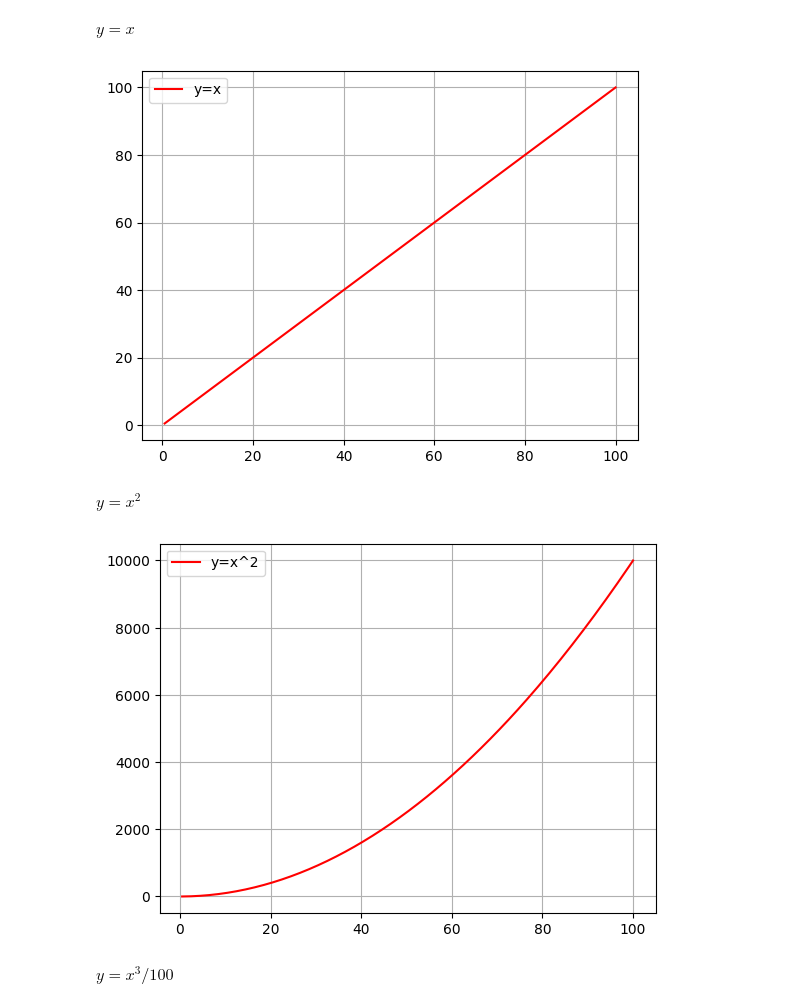
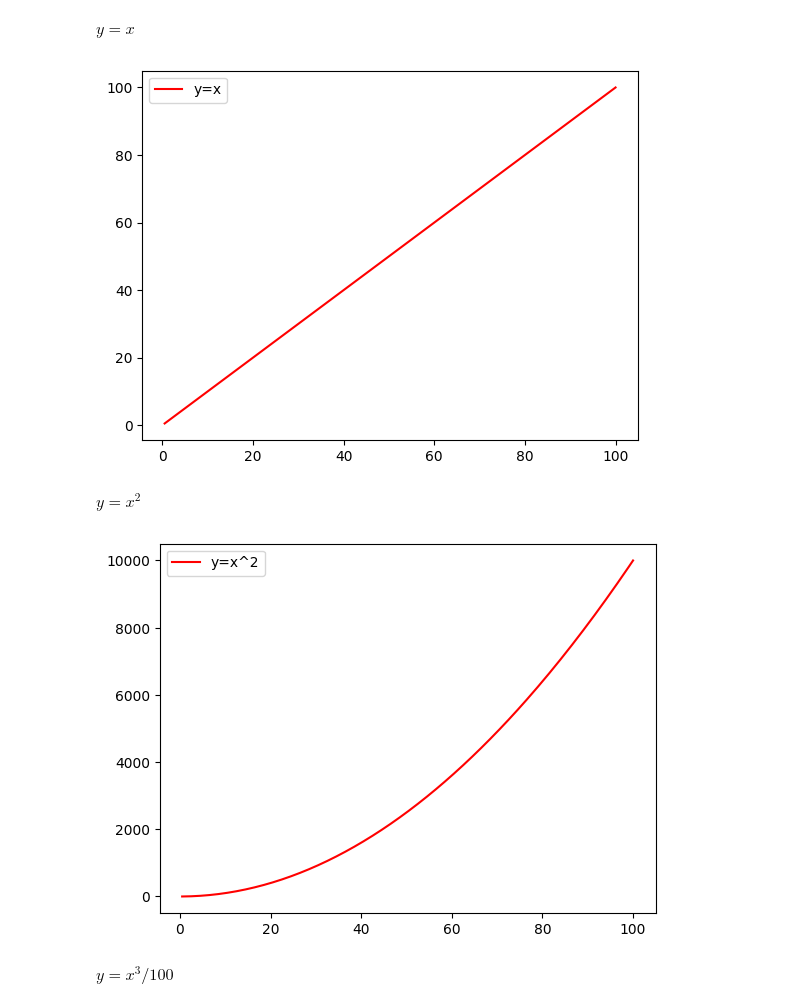
Before and after one commit to HrishikeshCP/ML24, a Jupyter notebook: pre_req_exam.ipynb, the cells around one changed output. Saved outputs shown, nothing was run; the diff lists cells and outputs as text; code cells hidden in the pictures.

```diff
--- a/pre_req_exam.ipynb
+++ b/pre_req_exam.ipynb
@@ -329,22 +338,22 @@ $y=x$
 # %%
 x = np.linspace(0.5,100,200)
 y1 = x
 plt.plot(x, y1, '-r', label='y=x')
 plt.legend(loc='upper left')
-plt.grid()
+
 plt.show()
 # %% [output]
-[figure, old version]
+[figure, new version]
 # %% [markdown]
 $y = x^{2}$
 # %%
 y2 = x*x
 plt.plot(x, y2, '-r', label='y=x^2')
 plt.legend(loc='upper left')
-plt.grid()
+
 plt.show()
 # %% [output]
-[figure, old version]
+[figure, new version]
 # %% [markdown]
 $y=x^3/100$
 # %%
```
Also changed, not shown: parts of 10 cells of this notebook.
